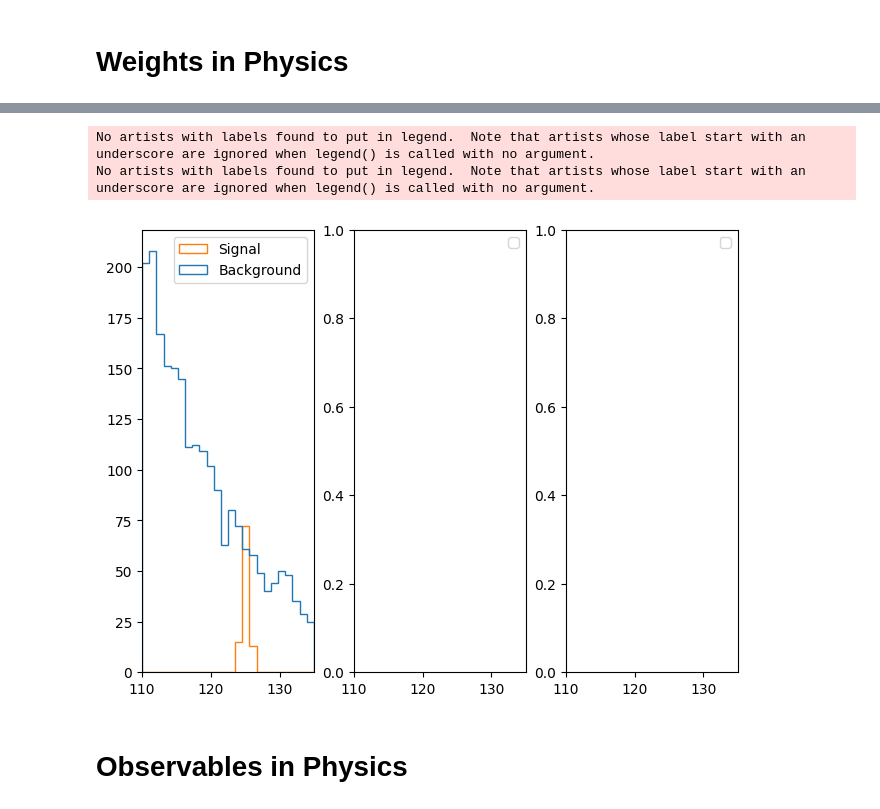
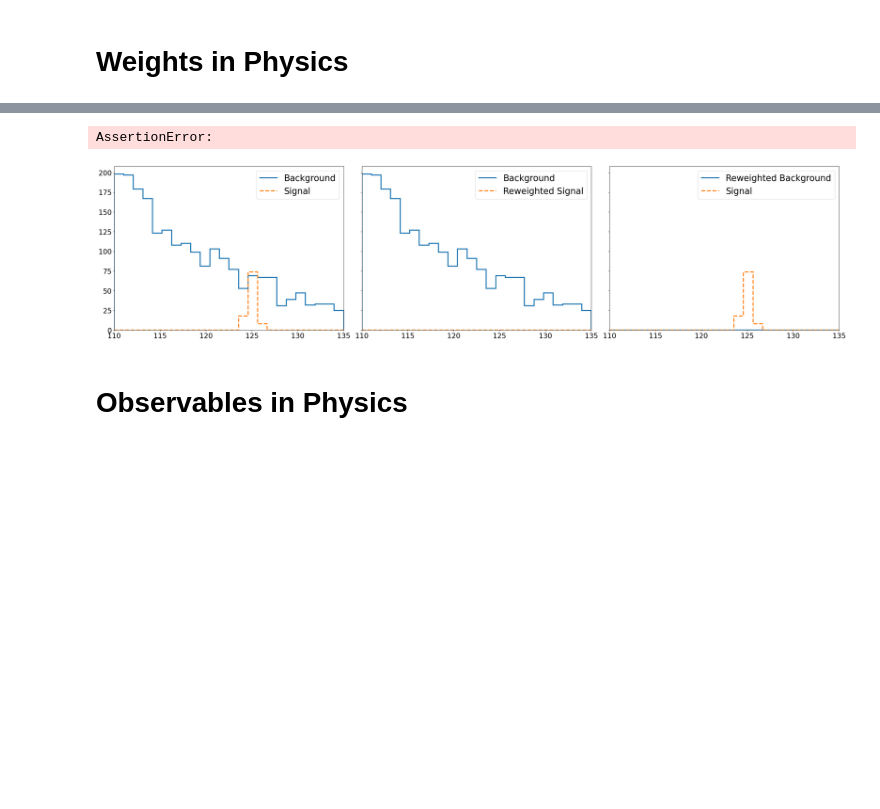
Before and after one commit to FNALLPC/cmseft, a Jupyter notebook: reweighting/MELA_Tutorial.ipynb, the cells around one changed output, grey strips where cells are left out. Drawn from its saved outputs; the diff is of its cells as text; code cells hidden in the pictures; blank space fills up the shorter version.

```diff
--- a/reweighting/MELA_Tutorial.ipynb
+++ b/reweighting/MELA_Tutorial.ipynb
@@ -105,22 +106,47 @@ Let's imagine that the entirety of the information here is contained within thes
 
 **When re-weighting, it is important that you use a variety of different samples such that you can sample the entire phase-space of the hypothesis you are re-weighting to**.
 # %%
-fig, axs = plt.subplots(1,3,layout="constrained")
+fig, axs = plt.subplots(1,3,layout="constrained", figsize=(30,7), sharey=True)
 EFT_signal = np.random.normal(125, 0.5, 100)
 background = 110 + 25*np.random.exponential(0.5, 2500)
 binning = np.linspace(110, 135, 25)
 
-EFT_signal_hist, _ = binning()
+EFT_signal_hist, _ = np.histogram(EFT_signal, binning)
+background_hist, _ = np.histogram(background, binning)
 
-axs[0].hist([background, EFT_signal], binning, histtype="step", label=["Background", "Signal"])
+hep.histplot(
+    [background_hist, EFT_signal_hist], binning,
+    label=["Background", "Signal"], ax=axs[0], lw=3, linestyle=["solid", "dashed"]
+)
+
+#USING THE HISTOGRAM COUNTS FOR "EFT SIGNAL" AND "BACKGROUND" AS YOUR "PROBABILITY",
+#RE-WEIGHT EACH ONE TO LOOK LIKE THE OTHER
+#Use the assert check as a hint!
+
+wgt_sig_to_bkg = 0
+wgt_bkg_to_sig = 0
+
+hep.histplot(
+    [background_hist, EFT_signal_hist*wgt_sig_to_bkg], binning,
+    label=["Background", "Reweighted Signal"], ax=axs[1], lw=3, linestyle=["solid", "dashed"]
+)
+
+hep.histplot(
+    [background_hist*wgt_bkg_to_sig, EFT_signal_hist], binning,
+    label=["Reweighted Background", "Signal"], ax=axs[2], lw=3, linestyle=["solid", "dashed"]
+)
+
 for ax in axs:
     ax.set_xlim(110, 135)
-    ax.legend()
+    ax.legend(fontsize=25, loc="upper right")
+    ax.tick_params(labelsize=20)
 fig.show()
+
+assert np.array_equal(background_hist*wgt_bkg_to_sig, EFT_signal_hist)
+assert np.any(EFT_signal_hist*wgt_sig_to_bkg == background_hist)
 # %% [output]
-No artists with labels found to put in legend.  Note that artists whose label start with an underscore are ignored when legend() is called with no argument.
-No artists with labels found to put in legend.  Note that artists whose label start with an underscore are ignored when legend() is called with no argument.
+AssertionError:
-[figure, old version]
+[figure, new version]
 # %% [markdown]
 # Observables in Physics
 # %% [markdown]
```
Also changed, not shown: parts of 16 cells of this notebook, 1 other file.
